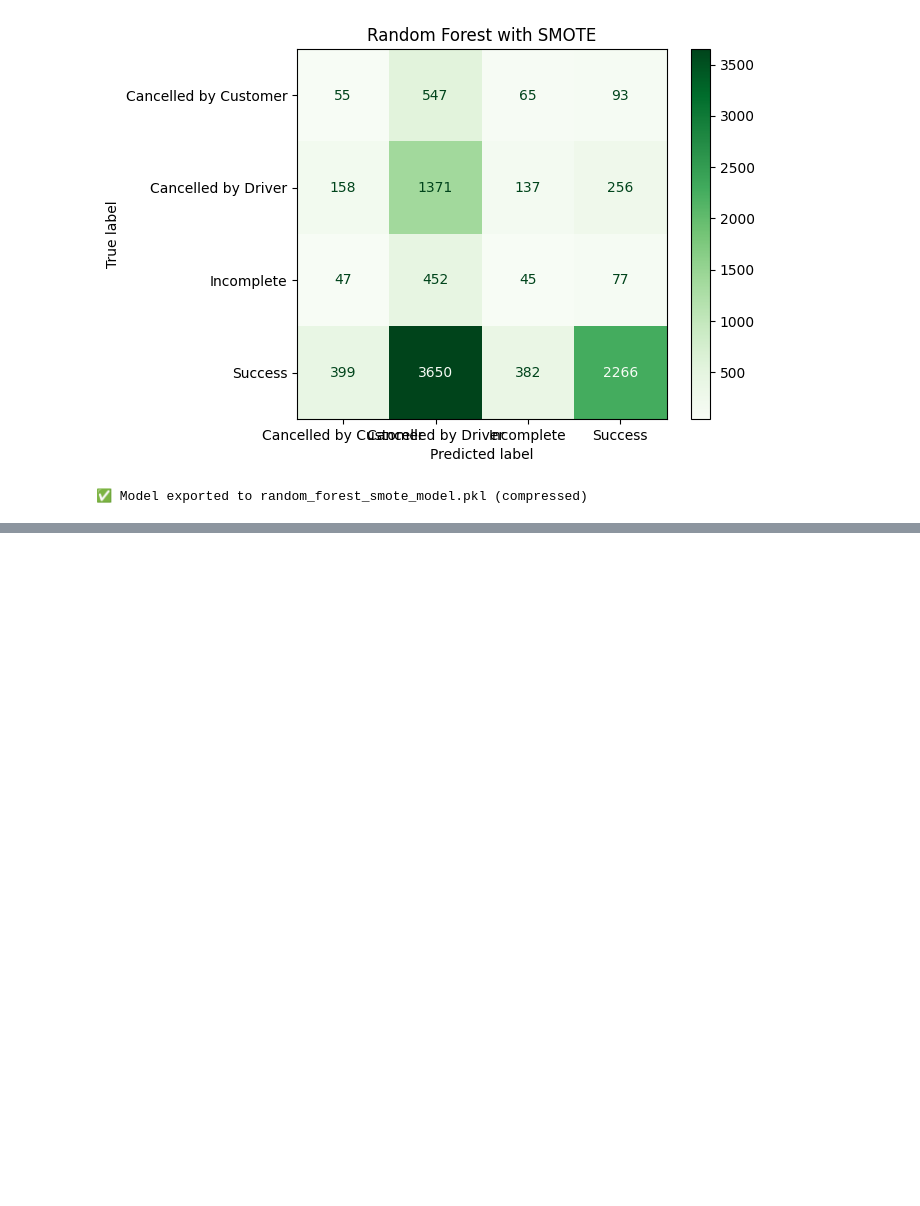
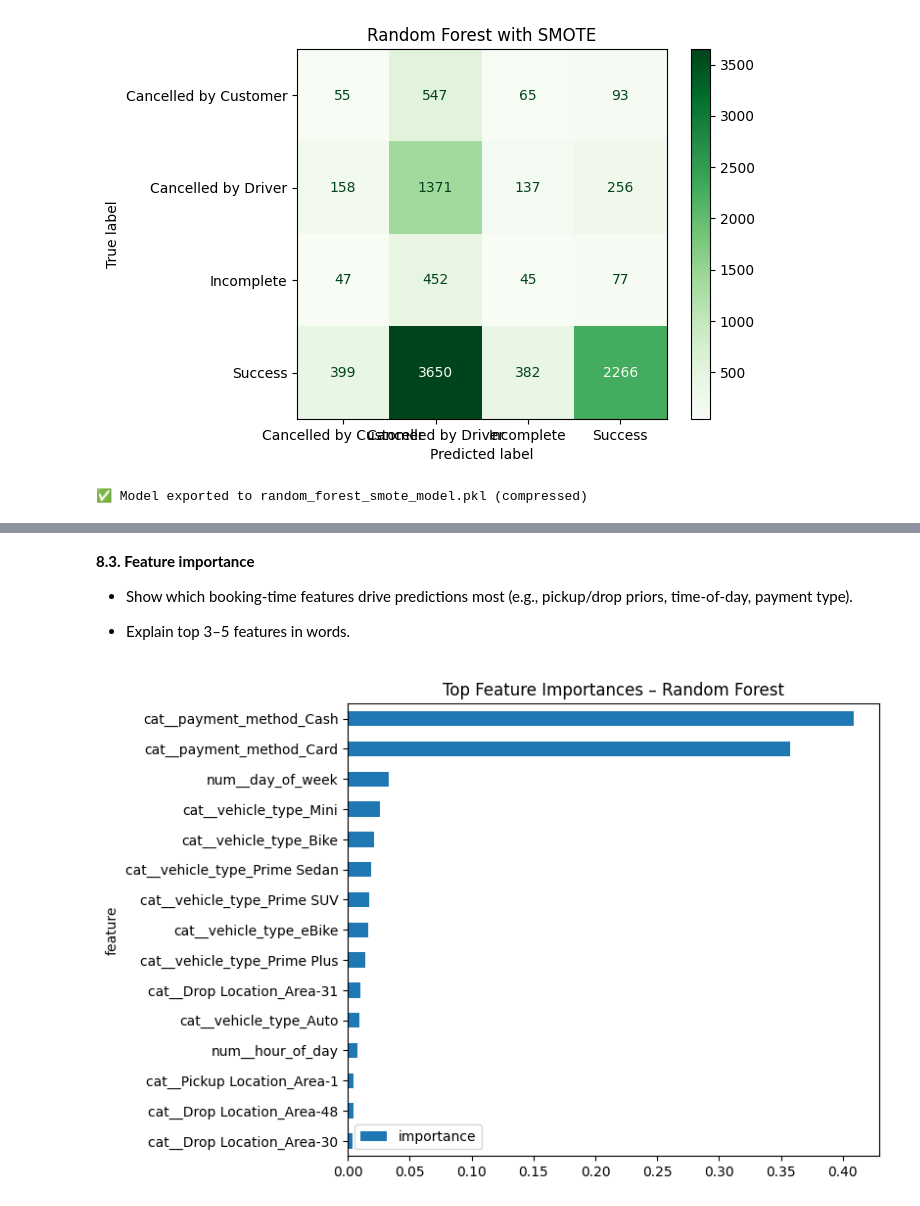
Before and after one commit to Tharmika2002/Ride-Cancellation-Model-DataX, a Jupyter notebook: Ride_Cancellation_Model.ipynb, the cells around one changed output, grey strips where cells are left out. Cells and saved outputs as stored; diff of their text form; code cells hidden in the pictures; blank space fills up the shorter version.

```diff
--- a/Ride_Cancellation_Model.ipynb
+++ b/Ride_Cancellation_Model.ipynb
@@ -553,0 +647,21 @@ Macro-F1: 0.2443662443062198
+# %% [markdown]
+
+**8.3. Feature importance**
+
+
+*   Show which booking-time features drive predictions most (e.g., pickup/drop priors, time-of-day, payment type).
+
+*   Explain top 3–5 features in words.
+# %%
+# Top feature importances
+importances = rf_model.feature_importances_ # Use the correct model variable
+feat_names = preprocessor.get_feature_names_out() # Use the correct preprocessor variable
+fi_df = pd.DataFrame({"feature": feat_names, "importance": importances}) \
+          .sort_values("importance", ascending=False).head(15)
+
+fi_df.plot(kind="barh", x="feature", y="importance", figsize=(7,6))
+plt.title("Top Feature Importances – Random Forest")
+plt.gca().invert_yaxis()
+plt.show()
+# %% [output]
+[figure, added]
```
Also changed, not shown: parts of 23 cells of this notebook.
